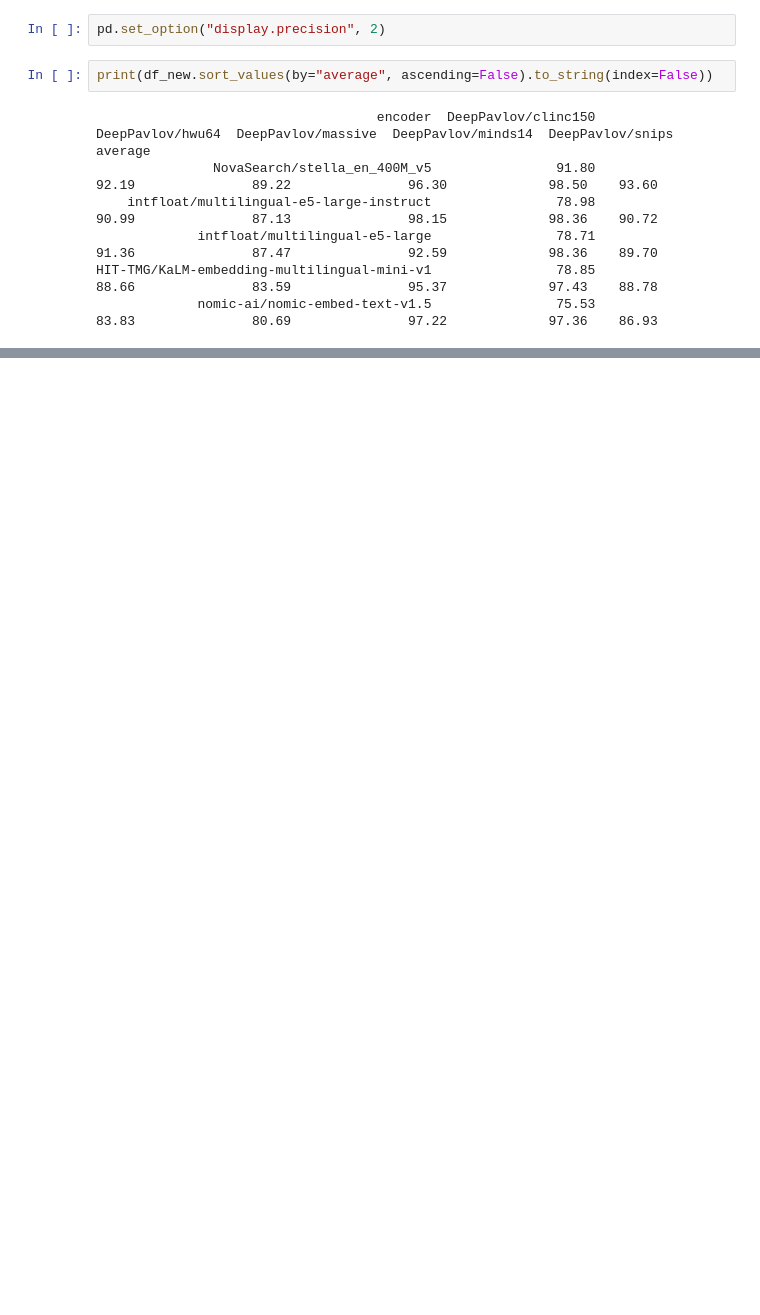
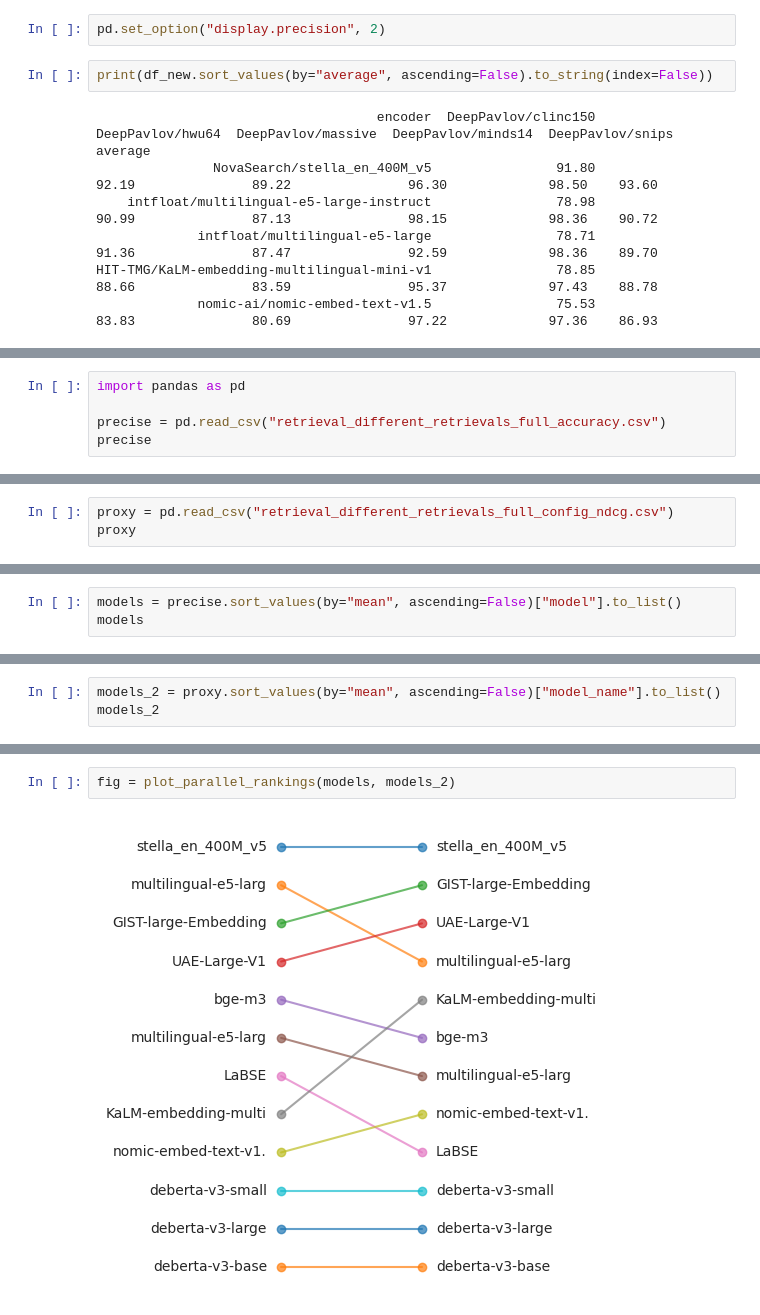
Before and after one commit to Darinochka/AutoIntent-experiments, a Jupyter notebook: encoders.ipynb, the cells around one changed output, grey strips where cells are left out. Saved outputs shown, nothing was run; the diff lists cells and outputs as text; blank space fills up the shorter version.

Commit message:
encoders plots

```diff
--- a/encoders.ipynb
+++ b/encoders.ipynb
@@ -81,0 +84,5 @@ HIT-TMG/KaLM-embedding-multilingual-mini-v1                78.85             88.
+# %%
+import pandas as pd
+
+precise = pd.read_csv("retrieval_different_retrievals_full_accuracy.csv")
+precise
@@ -81,0 +103,3 @@ HIT-TMG/KaLM-embedding-multilingual-mini-v1                78.85             88.
+# %%
+proxy = pd.read_csv("retrieval_different_retrievals_full_config_ndcg.csv")
+proxy
@@ -81,0 +201,3 @@ HIT-TMG/KaLM-embedding-multilingual-mini-v1                78.85             88.
+# %%
+models = precise.sort_values(by="mean", ascending=False)["model"].to_list()
+models
@@ -81,0 +217,3 @@ HIT-TMG/KaLM-embedding-multilingual-mini-v1                78.85             88.
+# %%
+models_2 = proxy.sort_values(by="mean", ascending=False)["model_name"].to_list()
+models_2
@@ -81,0 +233,4 @@ HIT-TMG/KaLM-embedding-multilingual-mini-v1                78.85             88.
+# %%
+fig = plot_parallel_rankings(models, models_2)
+# %% [output]
+[figure, added]
```
Also changed, not shown: parts of 10 cells of this notebook.
